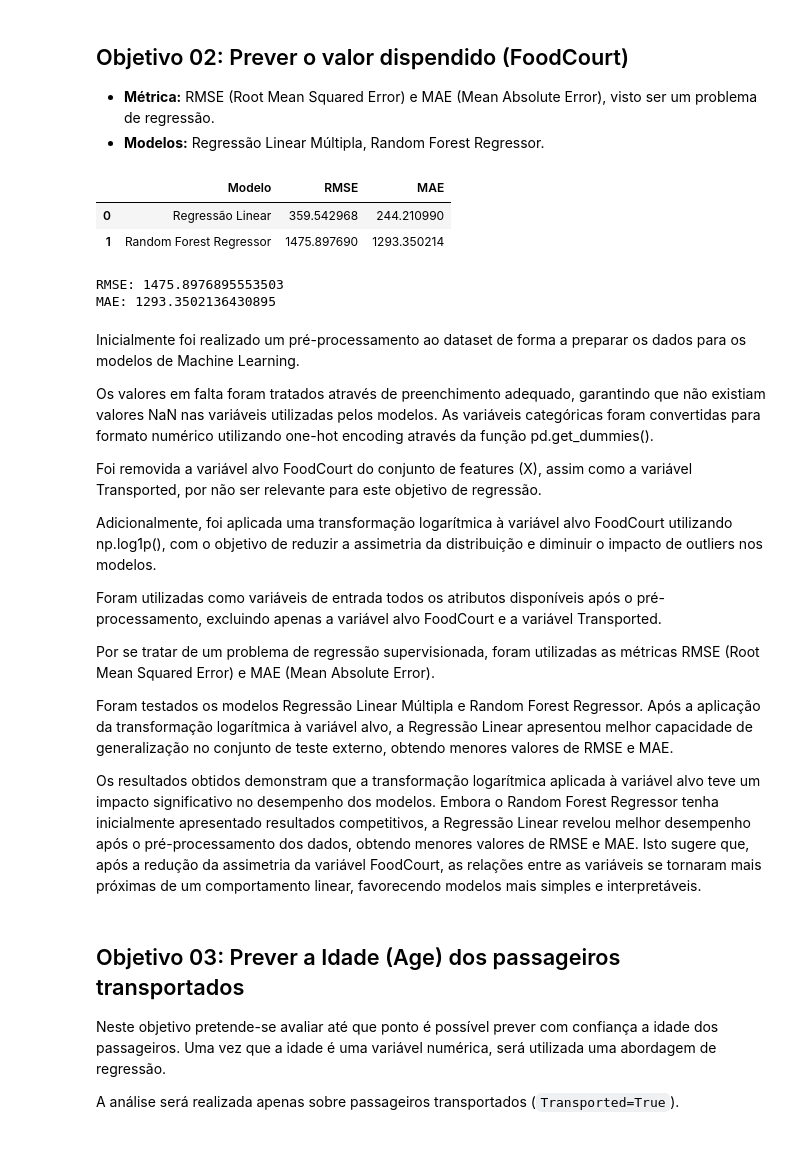
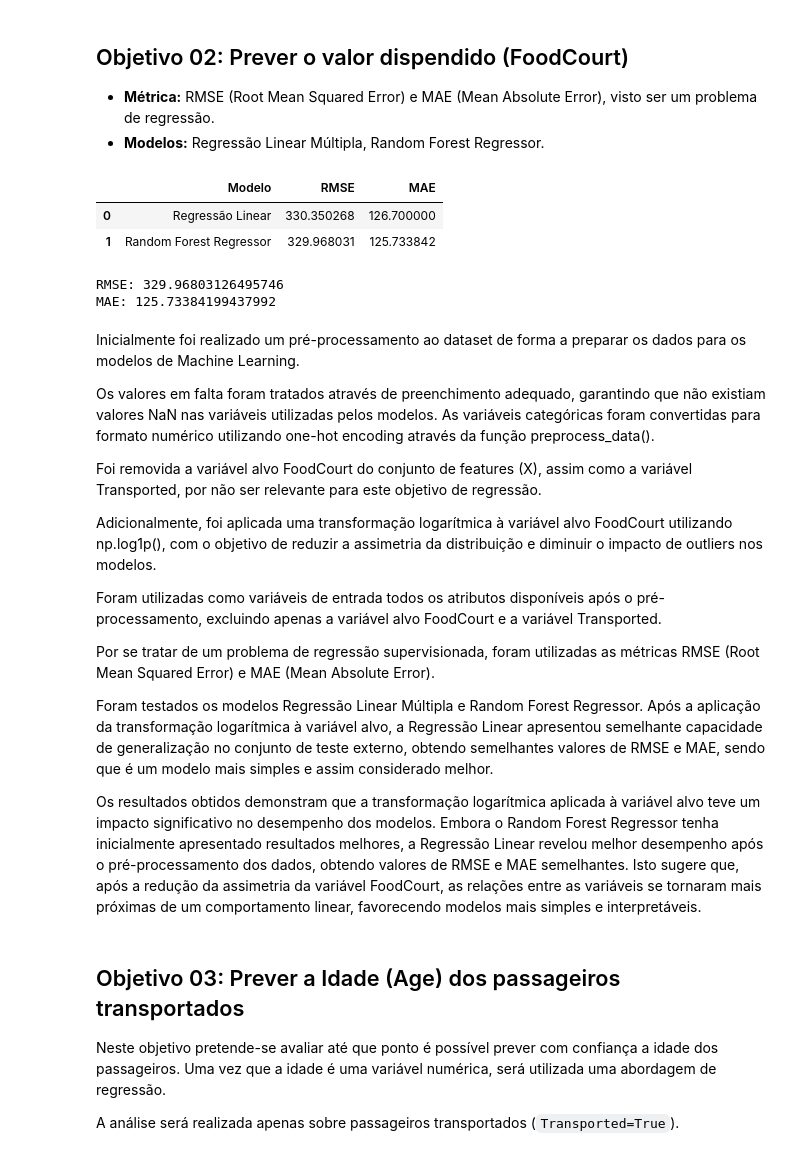
Before and after one commit to rapha918/Projeto_IAA, a Jupyter notebook: Projeto_IAA_GrupoAO.ipynb, the cells around one changed output. Cells and saved outputs as stored; diff of their text form; code cells hidden in the pictures.

Commit message:
Usei o pre processamento correto

```diff
--- a/Projeto_IAA_GrupoAO.ipynb
+++ b/Projeto_IAA_GrupoAO.ipynb
@@ -205,53 +205,50 @@ space_ex_o2 = pd.read_csv("space_ex_o2.csv")
 space_ex_o2_y = pd.read_csv("space_ex_o2_y.csv")
 
 # Aplicar o mesmo pré-processamento
-space_ex_o2_proc = pd.get_dummies(space_ex_o2)
+space_ex_o2_proc = preprocess_data(space_ex_o2, is_train=False, encoders=encoders, scaler=scaler)
 
 # Garantir mesmas colunas do treino
 space_ex_o2_proc = space_ex_o2_proc.reindex(columns=X_2.columns, fill_value=0)
-
-# Preencher valores em falta
-space_ex_o2_proc = space_ex_o2_proc.fillna(space_ex_o2_proc.median(numeric_only=True))
 
 # Previsões do random forest regressor
 preds_ex_o2 = np.expm1(best_rfr_2.predict(space_ex_o2_proc))
 
 # Previsões da regressão linear
 preds_lin_ex = np.expm1(lin_reg.predict(space_ex_o2_proc))
 
 # Selecionar apenas a coluna correta
 y_true_ex_o2 = space_ex_o2_y['FoodCourt']
 
 # Métricas RF
 rmse_ex_o2 = np.sqrt(mean_squared_error(y_true_ex_o2, preds_ex_o2))
 mae_ex_o2 = mean_absolute_error(y_true_ex_o2, preds_ex_o2)
 
 # Métricas Linear
 rmse_lin_ex = np.sqrt(mean_squared_error(y_true_ex_o2, preds_lin_ex))
 mae_lin_ex = mean_absolute_error(y_true_ex_o2, preds_lin_ex)
 
 # Tabela comparativa
 res_obj2 = pd.DataFrame({
     'Modelo': ['Regressão Linear', 'Random Forest Regressor'],
     'RMSE': [rmse_lin_ex, rmse_ex_o2],
     'MAE': [mae_lin_ex, mae_ex_o2]
 })
 
 display(res_obj2)
 
 # Mostrar resultados
 print("RMSE:", rmse_ex_o2)
 print("MAE:", mae_ex_o2)
 # %% [output]
 |  | Modelo | RMSE | MAE |
-| 0 | Regressão Linear | 359.542968 | 244.210990 |
-| 1 | Random Forest Regressor | 1475.897690 | 1293.350214 |
+| 0 | Regressão Linear | 330.350268 | 126.700000 |
+| 1 | Random Forest Regressor | 329.968031 | 125.733842 |
-RMSE: 1475.8976895553503
-MAE: 1293.3502136430895
+RMSE: 329.96803126495746
+MAE: 125.73384199437992
 # %% [markdown]
 Inicialmente foi realizado um pré-processamento ao dataset de forma a preparar os dados para os modelos de Machine Learning.
 
-Os valores em falta foram tratados através de preenchimento adequado, garantindo que não existiam valores NaN nas variáveis utilizadas pelos modelos. As variáveis categóricas foram convertidas para formato numérico utilizando one-hot encoding através da função pd.get_dummies().
+Os valores em falta foram tratados através de preenchimento adequado, garantindo que não existiam valores NaN nas variáveis utilizadas pelos modelos. As variáveis categóricas foram convertidas para formato numérico utilizando one-hot encoding através da função preprocess_data().
 
 Foi removida a variável alvo FoodCourt do conjunto de features (X), assim como a variável Transported, por não ser relevante para este objetivo de regressão.
 
@@ -261,10 +258,10 @@ Foram utilizadas como variáveis de entrada todos os atributos disponíveis apó
 
 Por se tratar de um problema de regressão supervisionada, foram utilizadas as métricas RMSE (Root Mean Squared Error) e MAE (Mean Absolute Error).
 
-Foram testados os modelos Regressão Linear Múltipla e Random Forest Regressor. Após a aplicação da transformação logarítmica à variável alvo, a Regressão Linear apresentou melhor capacidade de generalização no conjunto de teste externo, obtendo menores valores de RMSE e MAE.
+Foram testados os modelos Regressão Linear Múltipla e Random Forest Regressor. Após a aplicação da transformação logarítmica à variável alvo, a Regressão Linear apresentou semelhante capacidade de generalização no conjunto de teste externo, obtendo semelhantes valores de RMSE e MAE, sendo que é um modelo mais simples e assim considerado melhor.
 
 Os resultados obtidos demonstram que a transformação logarítmica aplicada à variável alvo teve um impacto significativo no desempenho dos modelos.
-Embora o Random Forest Regressor tenha inicialmente apresentado resultados competitivos, a Regressão Linear revelou melhor desempenho após o pré-processamento dos dados, obtendo menores valores de RMSE e MAE. Isto sugere que, após a redução da assimetria da variável FoodCourt, as relações entre as variáveis se tornaram mais próximas de um comportamento linear, favorecendo modelos mais simples e interpretáveis.
+Embora o Random Forest Regressor tenha inicialmente apresentado resultados melhores, a Regressão Linear revelou melhor desempenho após o pré-processamento dos dados, obtendo valores de RMSE e MAE semelhantes. Isto sugere que, após a redução da assimetria da variável FoodCourt, as relações entre as variáveis se tornaram mais próximas de um comportamento linear, favorecendo modelos mais simples e interpretáveis.
 # %% [markdown]
 ## Objetivo 03: Prever a Idade (Age) dos passageiros transportados
 Neste objetivo pretende-se avaliar até que ponto é possível prever com confiança a idade dos passageiros. Uma vez que a idade é uma variável numérica, será utilizada uma abordagem de regressão.
```
Also changed, not shown: parts of 3 cells of this notebook.
